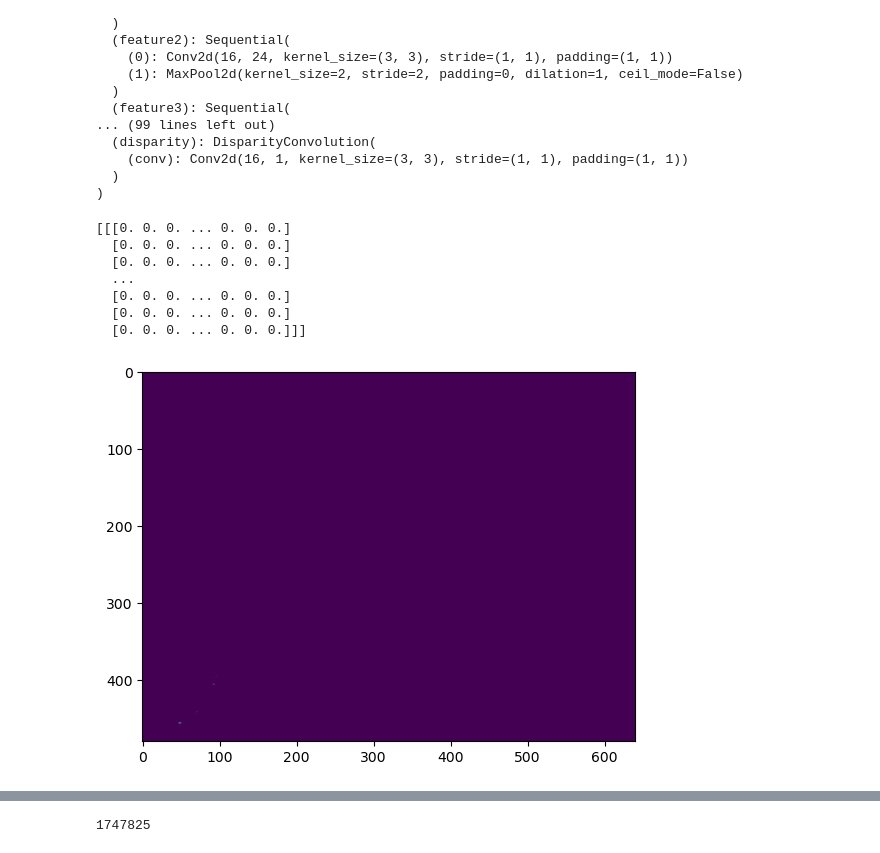
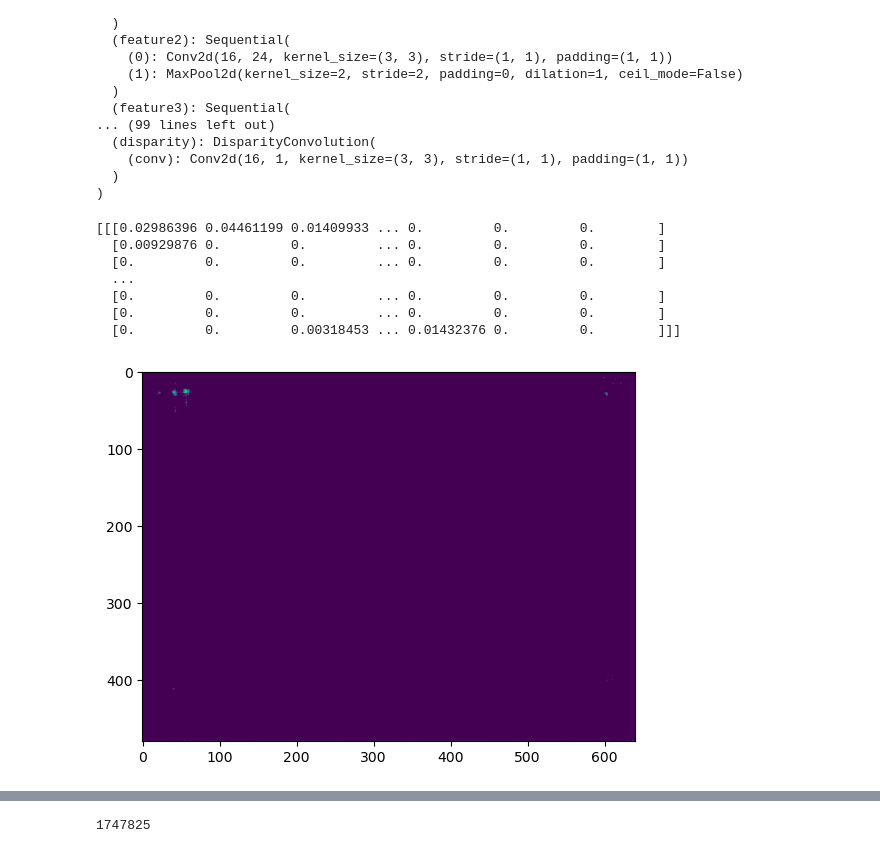
Before and after one commit to BoppleOpple/MonocularDepthPredictor, a Jupyter notebook: depthPredictor.ipynb, the cells around one changed output, grey strips where cells are left out. Drawn from its saved outputs; the diff is of its cells as text; code cells hidden in the pictures.

```diff
--- a/depthPredictor.ipynb
+++ b/depthPredictor.ipynb
@@ -208,7 +210,7 @@ class FastMDE (nn.Module):
 
 		return x
 # %%
-model = FastMDE(image_width, image_height)
+model = FastMDE(image_width, image_height).to(device)
 # %% [output]
 FastMDE(
   (pool): MaxPool2d(kernel_size=2, stride=2, padding=0, dilation=1, ceil_mode=False)
@@ -228,19 +230,19 @@ FastMDE(
   )
 )
 # %%
-output = model.forward(torch.utils.data.default_collate([NYU_data[i][0] for i in range(2)]))
+output = model.forward(default_collate([NYU_data[i][0] for i in range(2)]))
 
 plt.imshow(npImage(output[0]))
 print(output.detach().numpy()[0])
 # %% [output]
-[[[0. 0. 0. ... 0. 0. 0.]
-  [0. 0. 0. ... 0. 0. 0.]
-  [0. 0. 0. ... 0. 0. 0.]
+[[[0.02986396 0.04461199 0.01409933 ... 0.         0.         0.        ]
+  [0.00929876 0.         0.         ... 0.         0.         0.        ]
+  [0.         0.         0.         ... 0.         0.         0.        ]
   ...
-  [0. 0. 0. ... 0. 0. 0.]
-  [0. 0. 0. ... 0. 0. 0.]
-  [0. 0. 0. ... 0. 0. 0.]]]
+  [0.         0.         0.         ... 0.         0.         0.        ]
+  [0.         0.         0.         ... 0.         0.         0.        ]
+  [0.         0.         0.00318453 ... 0.01432376 0.         0.        ]]]
-[figure, old version]
+[figure, new version]
 # %%
 # https://ieeexplore-ieee-org.wv-o-ursus-proxy02.ursus.maine.edu/document/8205954
 
```
Also changed, not shown: parts of 10 cells of this notebook, 1 other file.
